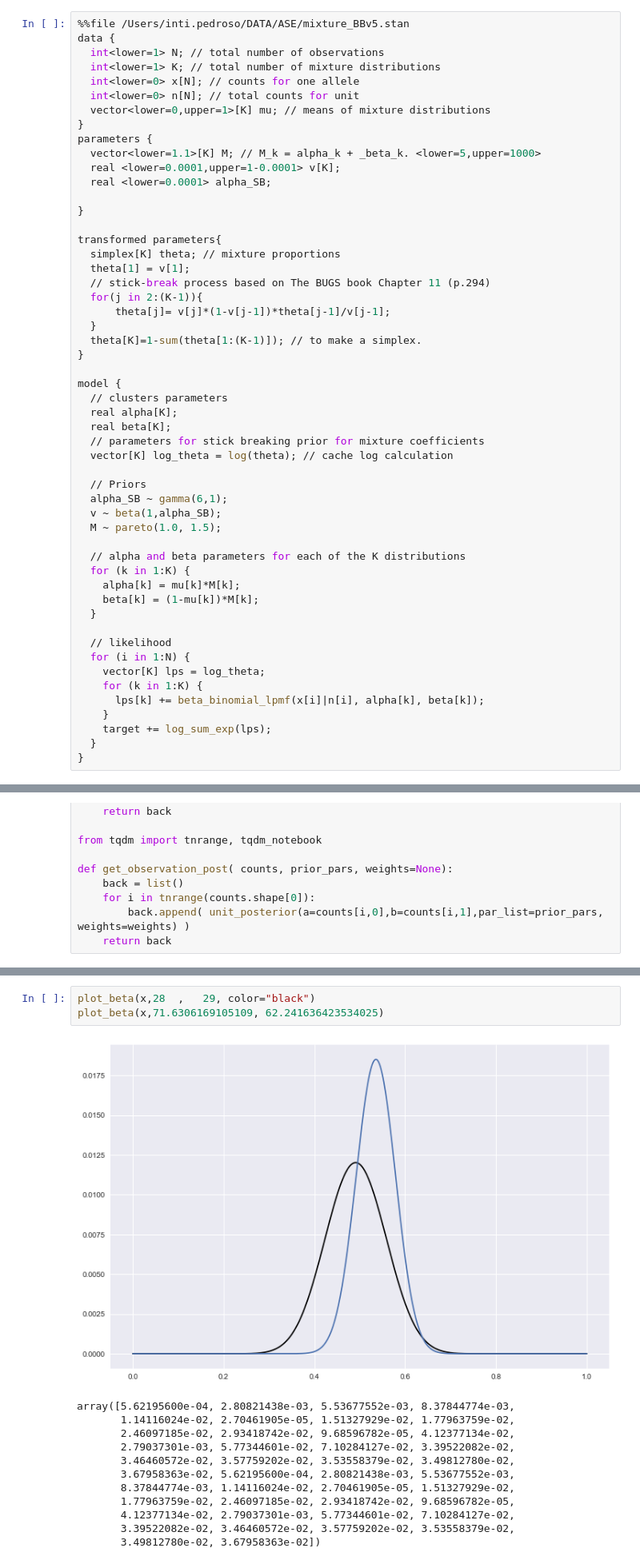
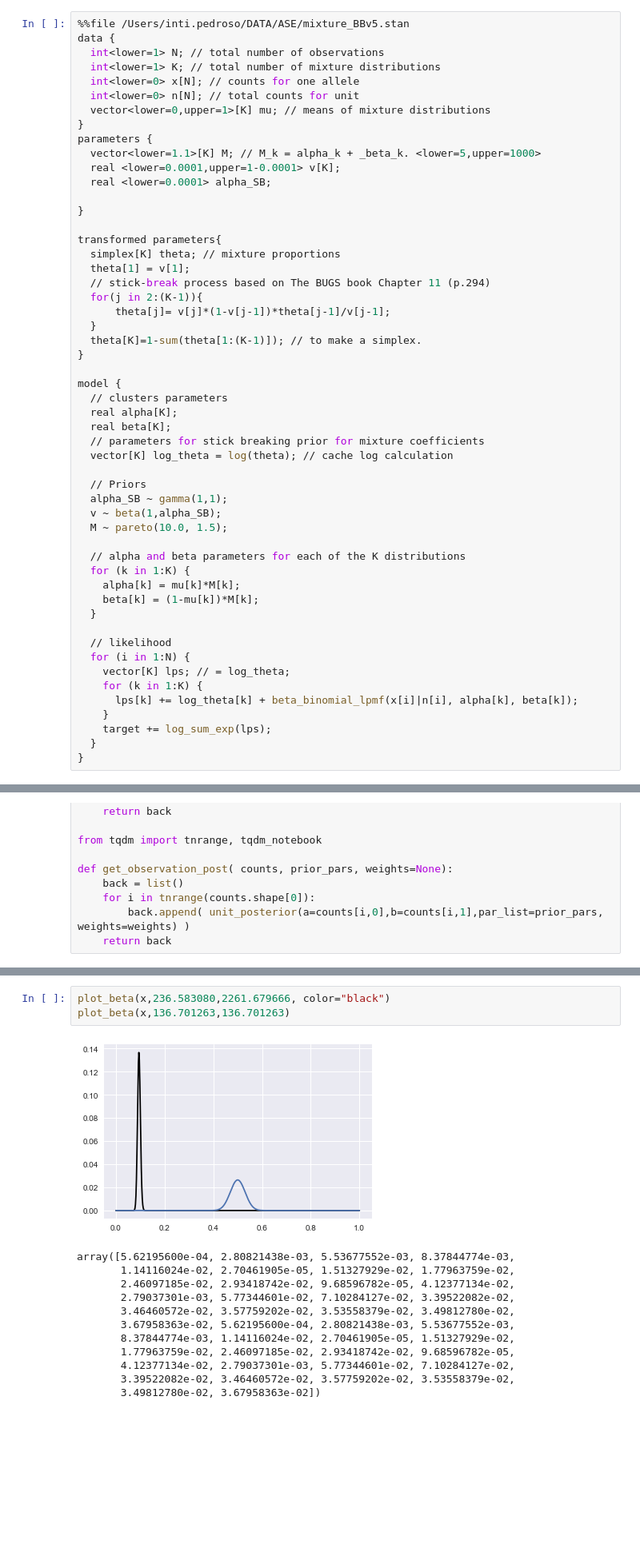
Before and after one commit to inti/ASE, a Jupyter notebook: ASE.ipynb, the cells around one changed output, grey strips where cells are left out. Shown: that part at 80% size. Saved outputs shown, nothing was run; the diff lists cells and outputs as text; blank space fills up the shorter version.

```diff
--- a/ASE.ipynb
+++ b/ASE.ipynb
@@ -236,9 +239,9 @@ model {
   vector[K] log_theta = log(theta); // cache log calculation
 
   // Priors
-  alpha_SB ~ gamma(6,1);
+  alpha_SB ~ gamma(1,1);
   v ~ beta(1,alpha_SB);
-  M ~ pareto(1.0, 1.5);
+  M ~ pareto(10.0, 1.5);
 
   // alpha and beta parameters for each of the K distributions
   for (k in 1:K) {
@@ -248,9 +251,9 @@ model {
 
   // likelihood
   for (i in 1:N) {
-    vector[K] lps = log_theta;
+    vector[K] lps; // = log_theta;
     for (k in 1:K) {
-      lps[k] += beta_binomial_lpmf(x[i]|n[i], alpha[k], beta[k]);
+      lps[k] += log_theta[k] + beta_binomial_lpmf(x[i]|n[i], alpha[k], beta[k]);
     }
     target += log_sum_exp(lps);
   }
@@ -528,8 +547,8 @@ plt.hist(np.log(post.alpha_post/post.beta_post),bins=50)
 # %%
-plot_beta(x,28  ,   29, color="black")
-plot_beta(x,71.6306169105109, 62.241636423534025)
+plot_beta(x,236.583080,2261.679666, color="black")
+plot_beta(x,136.701263,136.701263)
 # %% [output]
-[figure, old version]
+[figure, new version]
 # %%
 # %% [output]
 array([5.62195600e-04, 2.80821438e-03, 5.53677552e-03, 8.37844774e-03,
```
Also changed, not shown: parts of 28 cells of this notebook.
